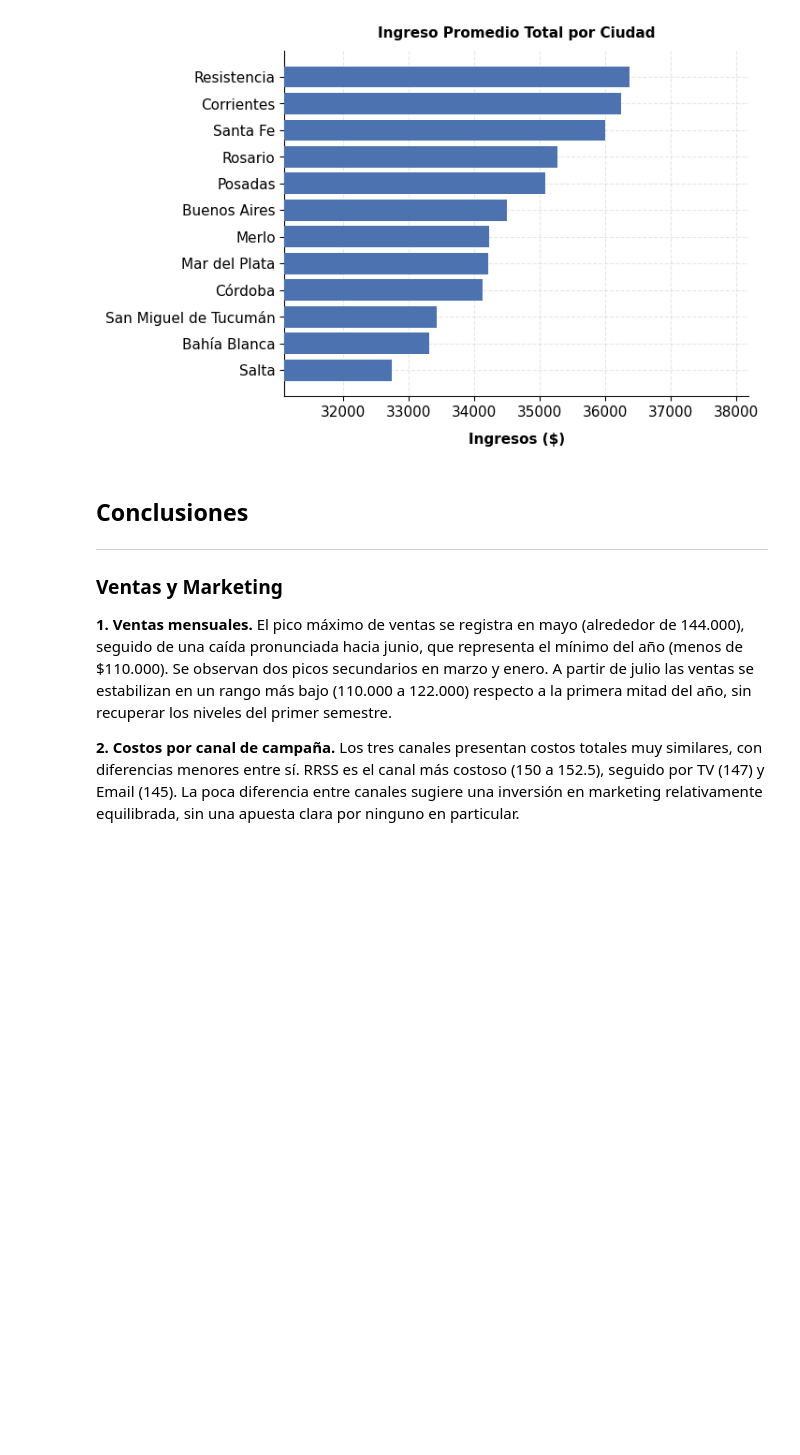
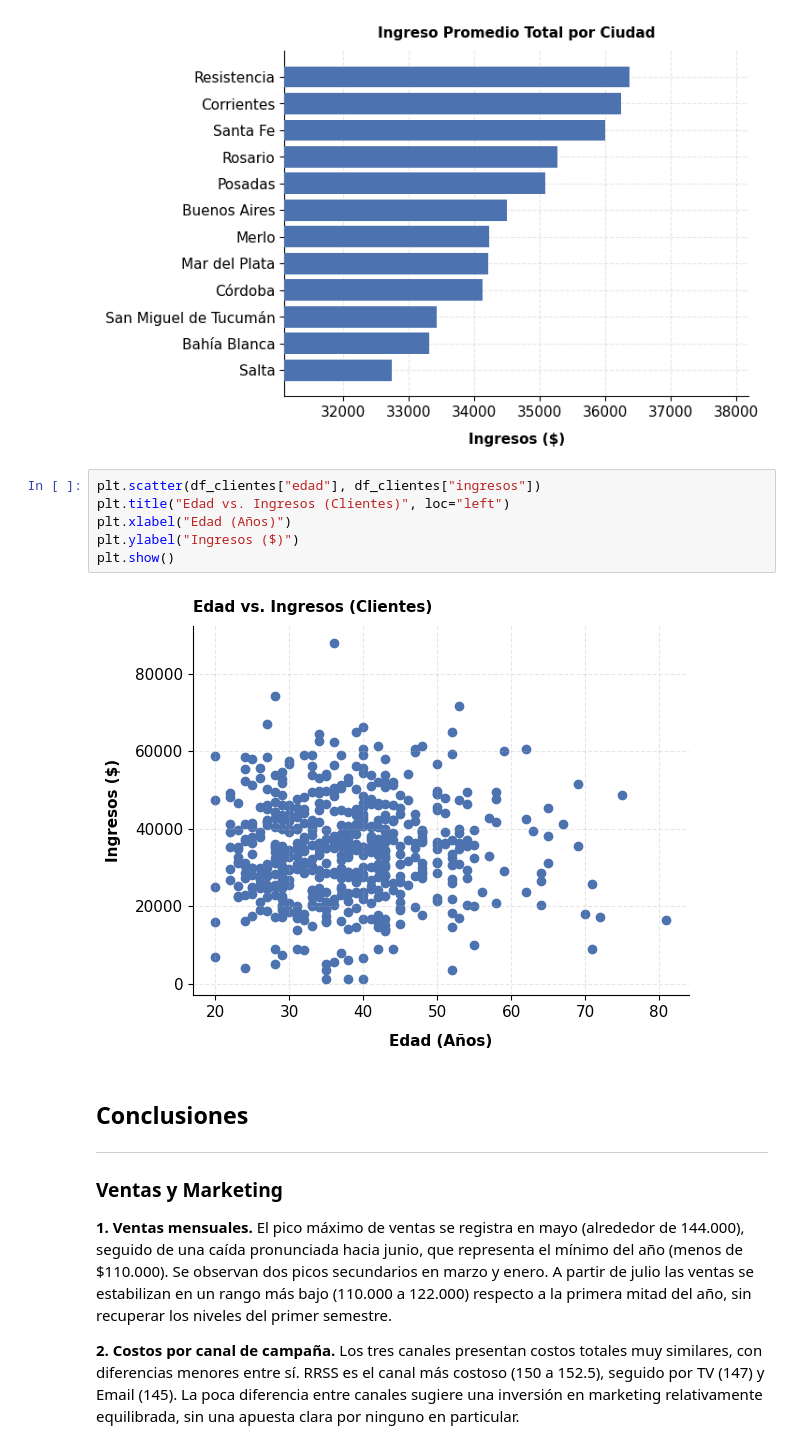
Before and after one commit to NicolasPalomaresDS/PalomaresNicolas-Comision2611-TPIDataAnalytics, a Jupyter notebook: notebooks/analisis.ipynb, the cells around one changed output. Drawn from its saved outputs; the diff is of its cells as text; blank space fills up the shorter version.

```diff
--- a/notebooks/analisis.ipynb
+++ b/notebooks/analisis.ipynb
@@ -296,6 +296,14 @@ plt.xlabel("Ingresos ($)")
 plt.show()
 # %% [output]
 [figure]
+# %%
+plt.scatter(df_clientes["edad"], df_clientes["ingresos"])
+plt.title("Edad vs. Ingresos (Clientes)", loc="left")
+plt.xlabel("Edad (Años)")
+plt.ylabel("Ingresos ($)")
+plt.show()
+# %% [output]
+[figure, added]
 # %% [markdown]
 ## Conclusiones
 ---
```
Also changed, not shown: 1 other file.
